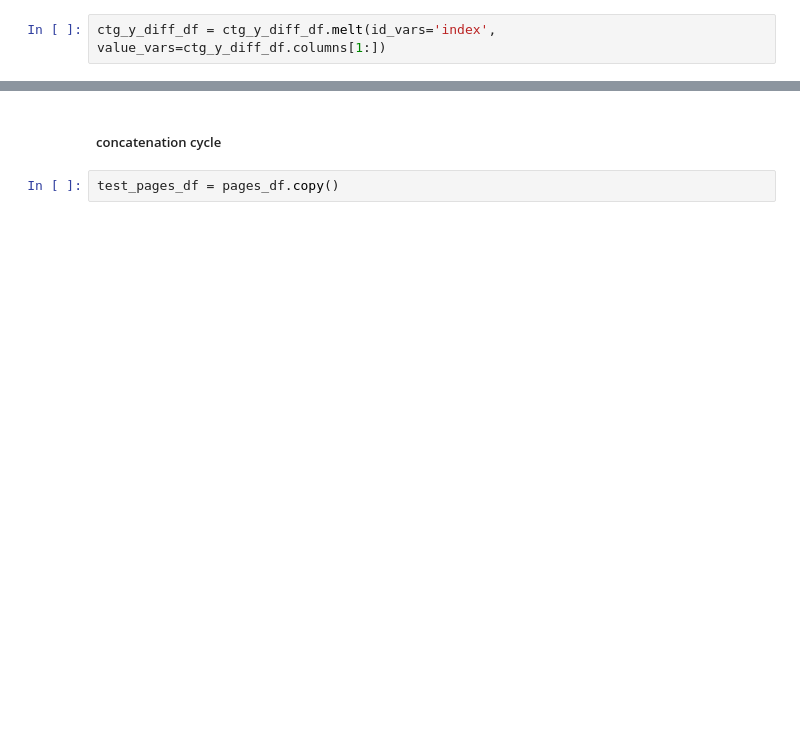
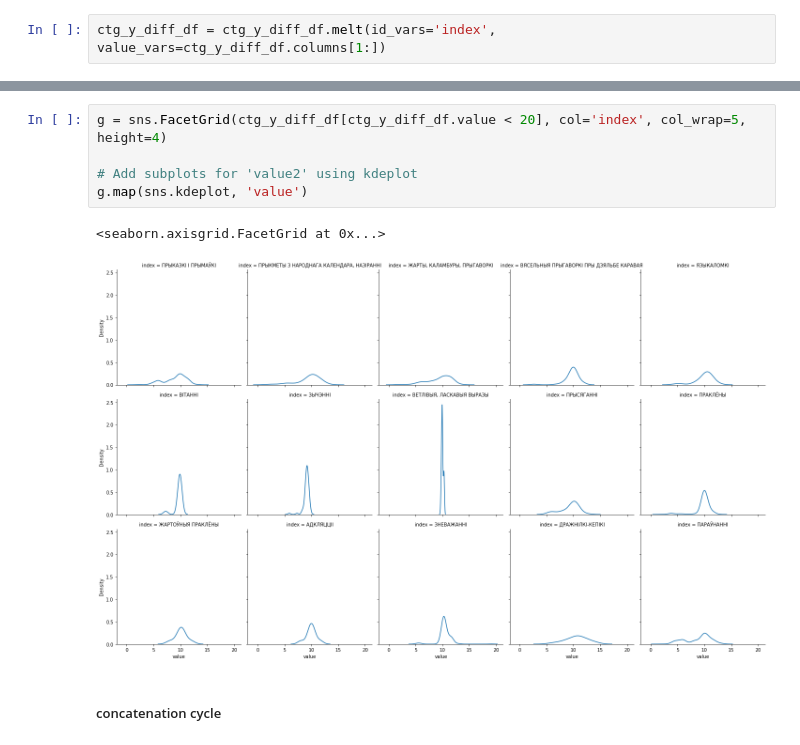
Before and after one commit to aulasau/by-quotes, a Jupyter notebook: pdf_quotes_scraping.ipynb, the cells around one changed output, grey strips where cells are left out. Saved outputs shown, nothing was run; the diff lists cells and outputs as text; blank space fills up the shorter version.

```diff
--- a/pdf_quotes_scraping.ipynb
+++ b/pdf_quotes_scraping.ipynb
@@ -1350,4 +1434,10 @@ for i, ax in enumerate(g.axes.flat):
+# %%
+g = sns.FacetGrid(ctg_y_diff_df[ctg_y_diff_df.value < 20], col='index', col_wrap=5, height=4)
+
+# Add subplots for 'value2' using kdeplot
+g.map(sns.kdeplot, 'value')
+# %% [output]
+<seaborn.axisgrid.FacetGrid at 0x...>
+[figure, added]
 # %% [markdown]
 ##### concatenation cycle
-# %%
-test_pages_df = pages_df.copy()
```
Also changed, not shown: parts of 75 cells of this notebook.
